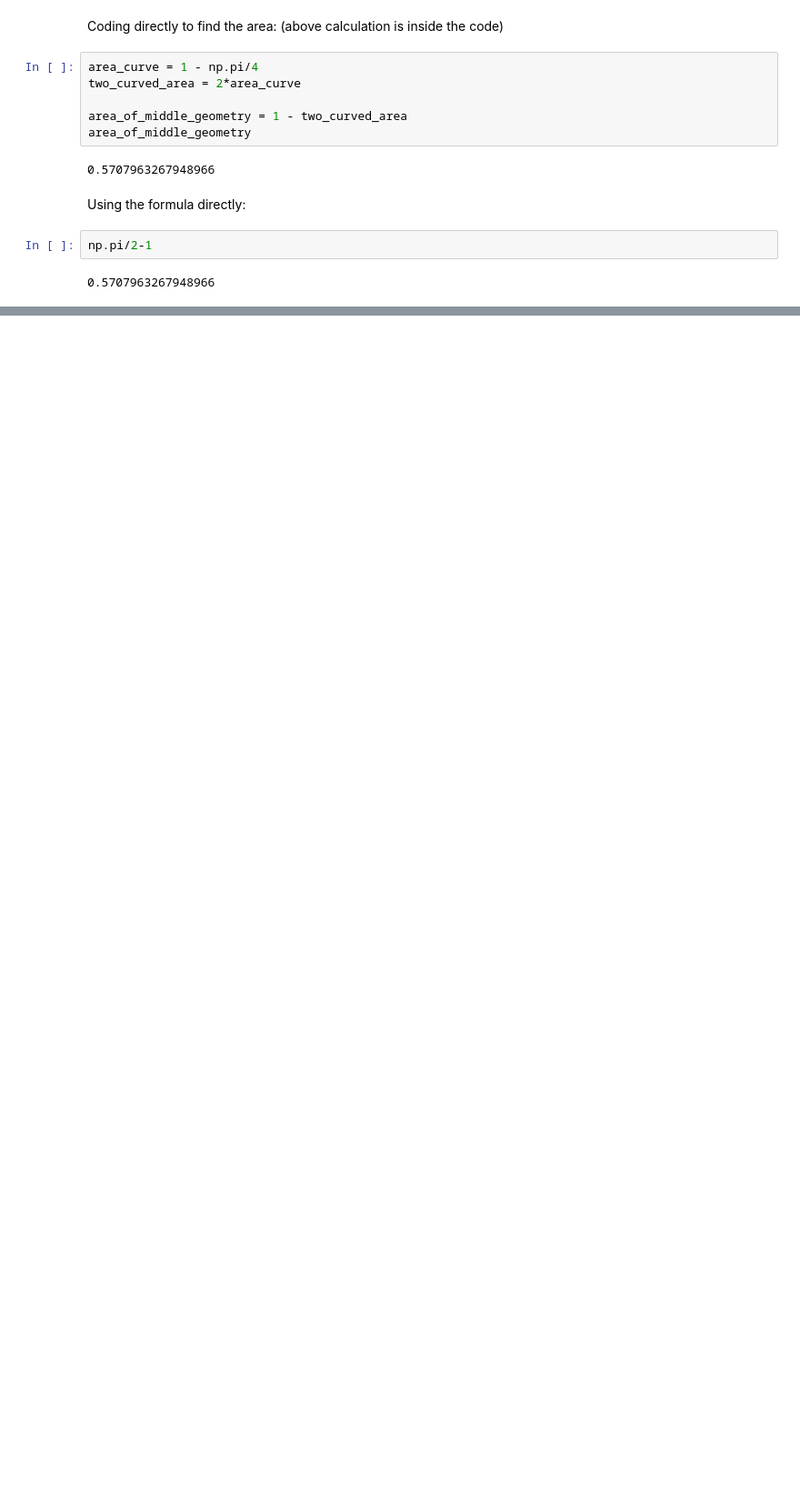
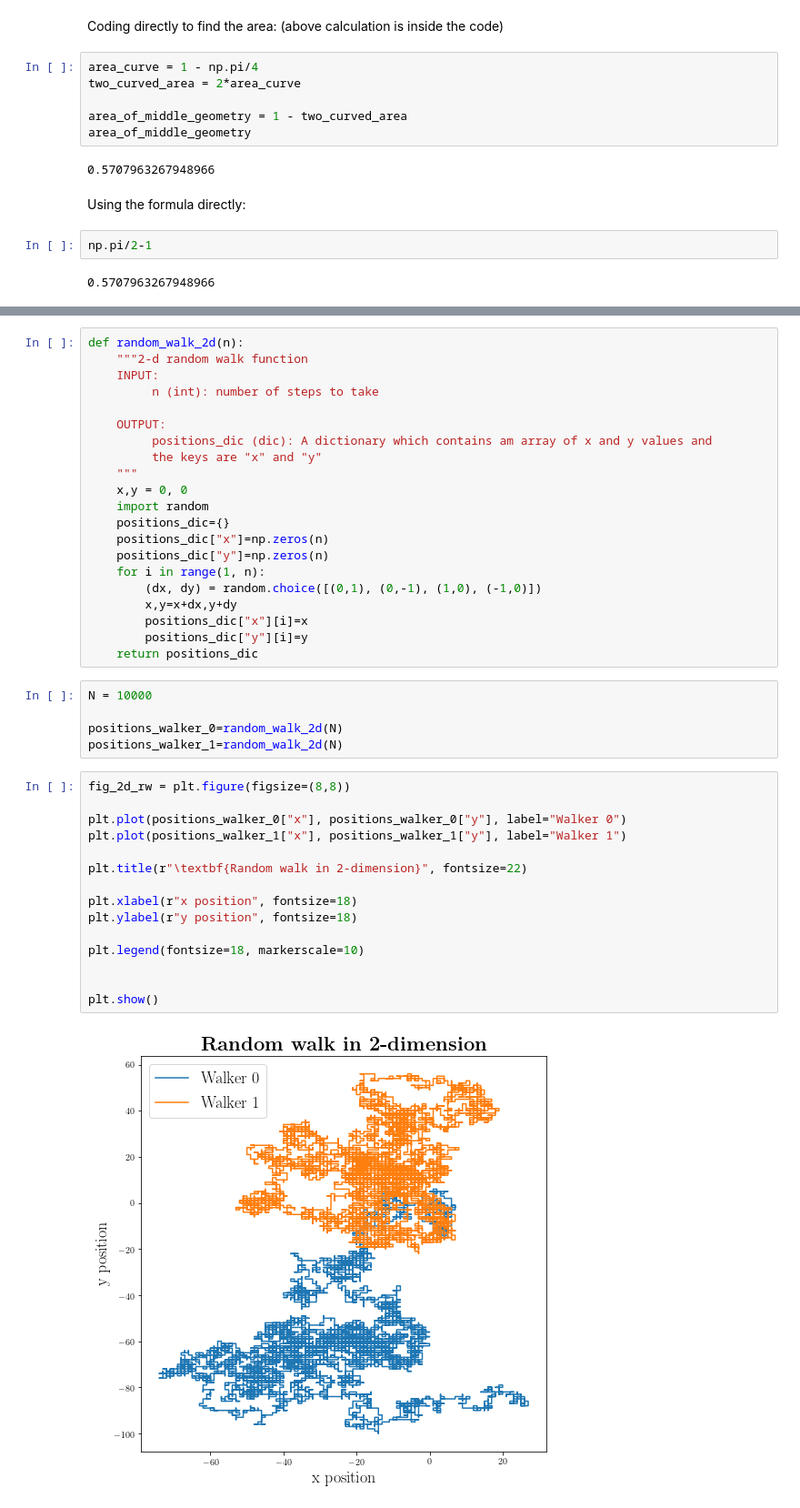
Before and after one commit to abtinshahidi/abtinshahidi.github.io, a Jupyter notebook: notebooks/week3.ipynb, the cells around one changed output, grey strips where cells are left out. Shown at 91% size. Saved outputs shown, nothing was run; the diff lists cells and outputs as text; blank space fills up the shorter version.

```diff
--- a/notebooks/week3.ipynb
+++ b/notebooks/week3.ipynb
@@ -488,0 +577,43 @@ np.pi/2-1
+# %%
+def random_walk_2d(n):
+    """2-d random walk function
+    INPUT:
+         n (int): number of steps to take
+
+    OUTPUT:
+         positions_dic (dic): A dictionary which contains am array of x and y values and
+         the keys are "x" and "y"
+    """
+    x,y = 0, 0
+    import random
+    positions_dic={}
+    positions_dic["x"]=np.zeros(n)
+    positions_dic["y"]=np.zeros(n)
+    for i in range(1, n):
+        (dx, dy) = random.choice([(0,1), (0,-1), (1,0), (-1,0)])
+        x,y=x+dx,y+dy
+        positions_dic["x"][i]=x
+        positions_dic["y"][i]=y
+    return positions_dic
+# %%
+N = 10000
+
+positions_walker_0=random_walk_2d(N)
+positions_walker_1=random_walk_2d(N)
+# %%
+fig_2d_rw = plt.figure(figsize=(8,8))
+
+plt.plot(positions_walker_0["x"], positions_walker_0["y"], label="Walker 0")
+plt.plot(positions_walker_1["x"], positions_walker_1["y"], label="Walker 1")
+
+plt.title(r"\textbf{Random walk in 2-dimension}", fontsize=22)
+
+plt.xlabel(r"x position", fontsize=18)
+plt.ylabel(r"y position", fontsize=18)
+
+plt.legend(fontsize=18, markerscale=10)
+
+
+plt.show()
+# %% [output]
+[figure, added]
```
Also changed, not shown: parts of 84 cells of this notebook, 13 other files.
